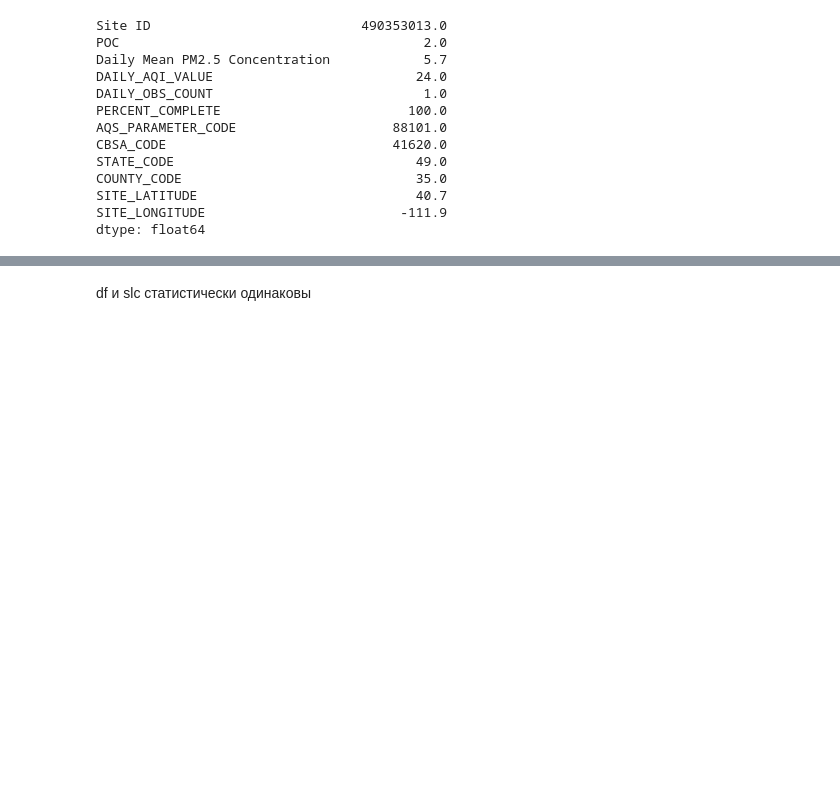
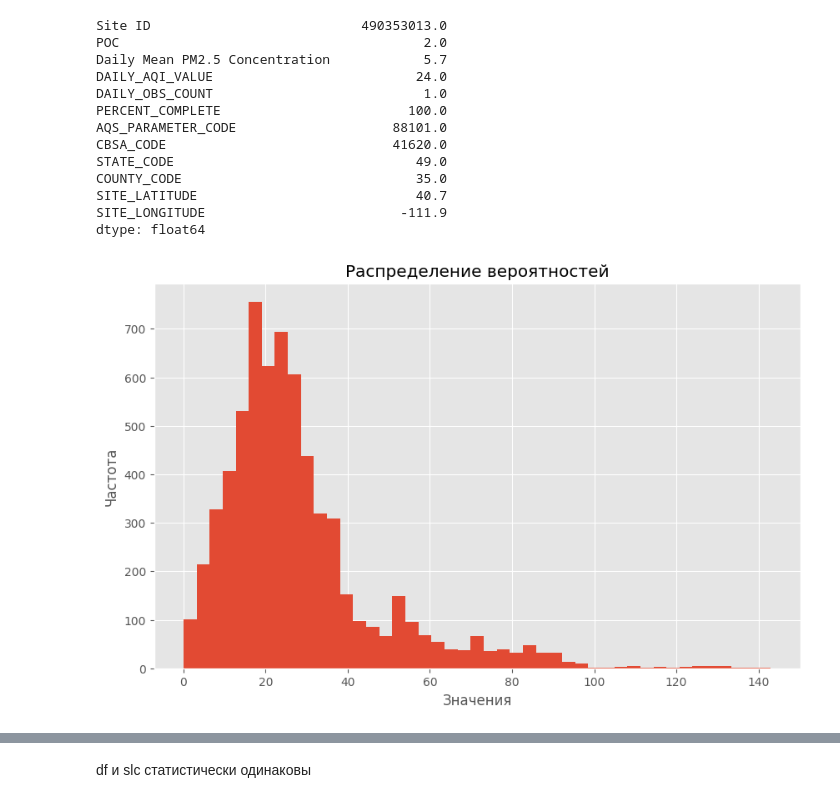
Before and after one commit to MokretsovaViktoria/DS, a Jupyter notebook: HomeWork/2024_03/HW3_статистические_гипотезы.ipynb, the cells around one changed output, grey strips where cells are left out. Saved outputs shown, nothing was run; the diff lists cells and outputs as text; code cells hidden in the pictures; blank space fills up the shorter version.

```diff
--- a/HomeWork/2024_03/HW3_статистические_гипотезы.ipynb
+++ b/HomeWork/2024_03/HW3_статистические_гипотезы.ipynb
@@ -62,8 +55,10 @@ please provide us feedback at https://github.com/pandas-dev/pandas/issues/54466
 Импорт данных из PDS и era.gov
 # %%
 # Ваш код
-df = pd.read_csv('ad_viz_plotval_data.csv')
+data = pd.read_csv('ad_viz_plotval_data.csv')
 slc = pd.read_csv('ad_viz_plotval_data_крнт.csv')
+# %%
+df = data.copy()
 # %% [markdown]
 Вывод пяти строк датафрейма
 # %%
@@ -182,3 +177,11 @@ COUNTY_CODE                              35.0
 SITE_LATITUDE                            40.7
 SITE_LONGITUDE                         -111.9
 dtype: float64
+# %%
+plt.hist(df['DAILY_AQI_VALUE'], bins=45)
+plt.title('Распределение вероятностей')
+plt.xlabel('Значения')
+plt.ylabel('Частота')
+plt.show()
+# %% [output]
+[figure, added]
```
Also changed, not shown: parts of 4 cells of this notebook.
